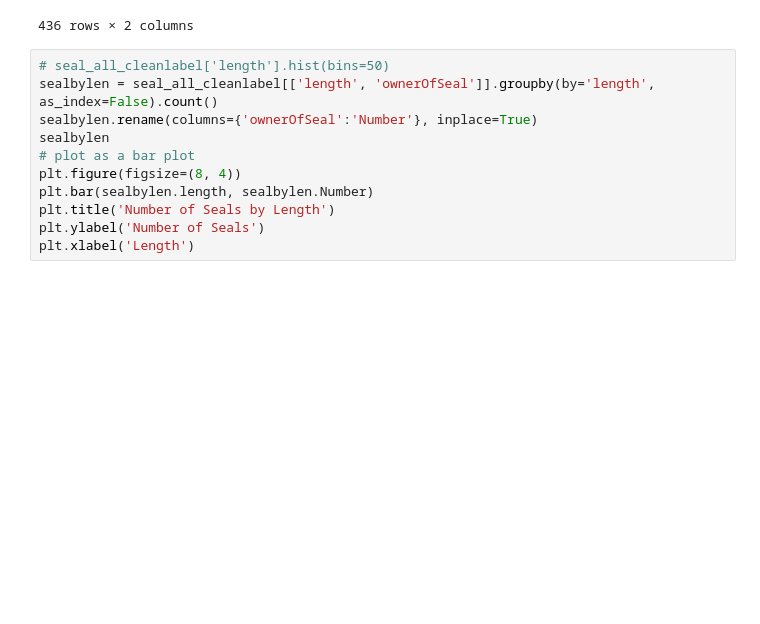
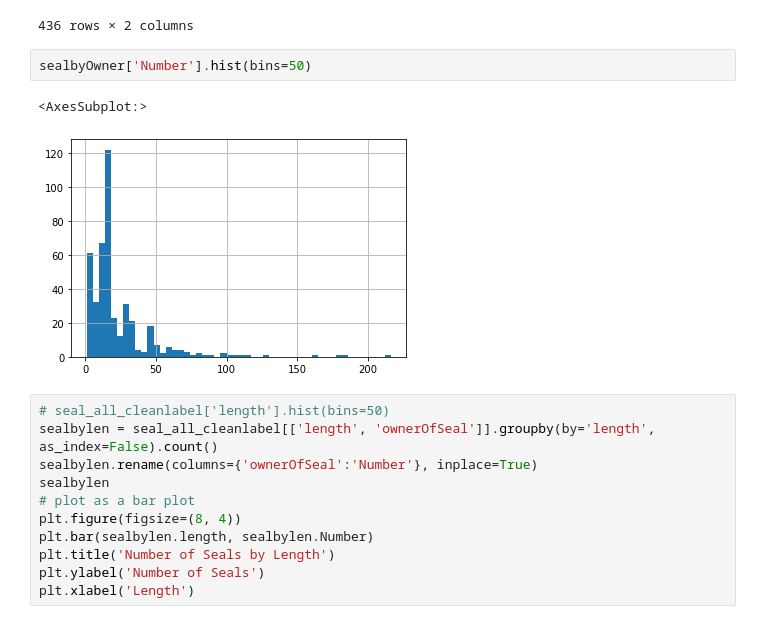
Before and after one commit to jingrong-zhang/Art-of-Chinese-Seal-Engraving, a Jupyter notebook: 03_LabelProcessing/01_Label_Infomation.ipynb, the cells around one changed output. Saved outputs shown, nothing was run; the diff lists cells and outputs as text; blank space fills up the shorter version.

```diff
--- a/03_LabelProcessing/01_Label_Infomation.ipynb
+++ b/03_LabelProcessing/01_Label_Infomation.ipynb
@@ -85,6 +85,11 @@ sealbyOwner
 | 434 | 卢址 | 1 |
 | 435 | 吴城 | 1 |
 436 rows × 2 columns
+# %%
+sealbyOwner['Number'].hist(bins=50)
+# %% [output]
+<AxesSubplot:>
+[figure, added]
 # %%
 # seal_all_cleanlabel['length'].hist(bins=50)
 sealbylen = seal_all_cleanlabel[['length', 'ownerOfSeal']].groupby(by='length', as_index=False).count()
```
Also changed, not shown: parts of 4 cells of this notebook, 1 other file.
